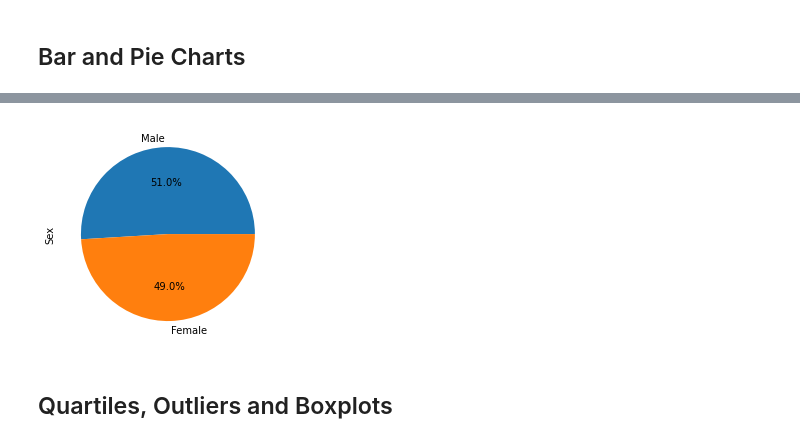
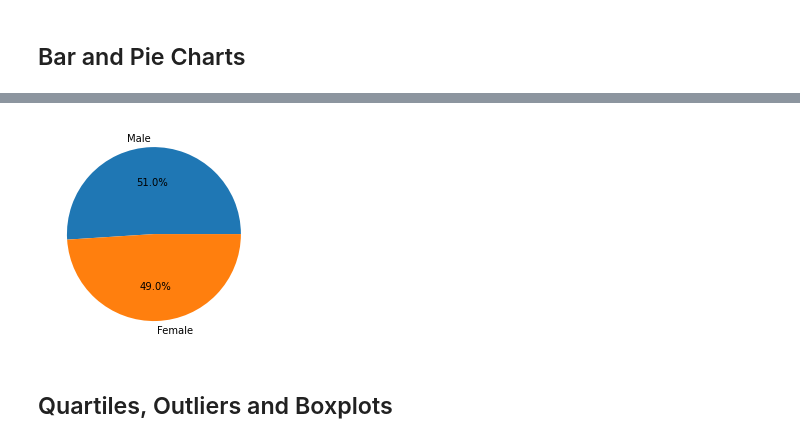
Before and after one commit to nealp1910/HW05-Matplotlib, a Jupyter notebook: Pymaceuticals/pymaceuticals_starter_guided.ipynb, the cells around one changed output, grey strips where cells are left out. Drawn from its saved outputs; the diff is of its cells as text; code cells hidden in the pictures.

```diff
--- a/Pymaceuticals/pymaceuticals_starter_guided.ipynb
+++ b/Pymaceuticals/pymaceuticals_starter_guided.ipynb
@@ -174,8 +190,13 @@ plt.show()
 # %%
 # Method 2:  Generate a pie plot showing the distribution of female versus male mice using matplotlib (aka pyplot, plt)
 # Same clarification as above.
+
+gender_labels = ['Male', 'Female']
+gender_sizes = [50, 48]
+plt.pie(gender_sizes, labels = gender_labels, autopct = '%1.1f%%')
+plt.ylabel
 # %% [output]
-[figure, old version]
+[figure, new version]
 # %% [markdown]
 ## Quartiles, Outliers and Boxplots
 # %%
```
Also changed, not shown: parts of 8 cells of this notebook.
